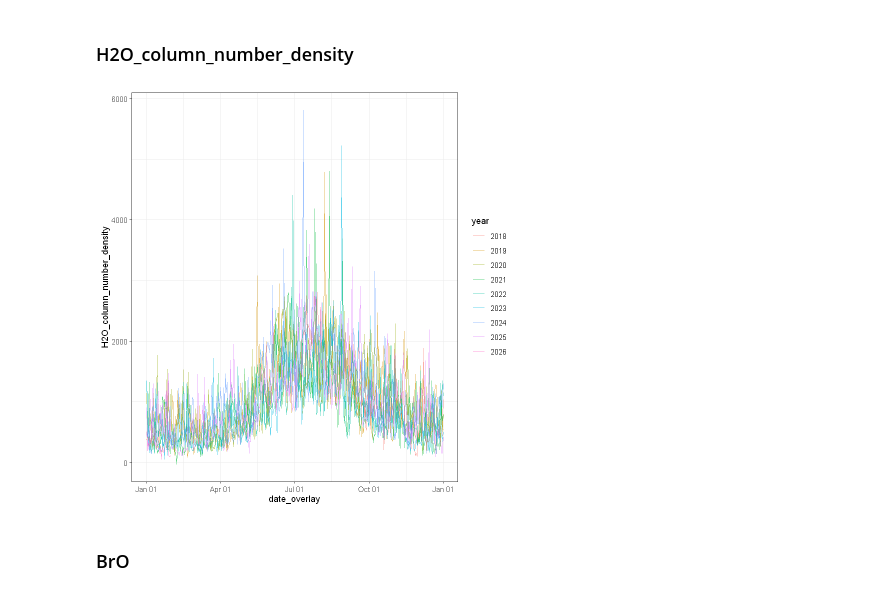
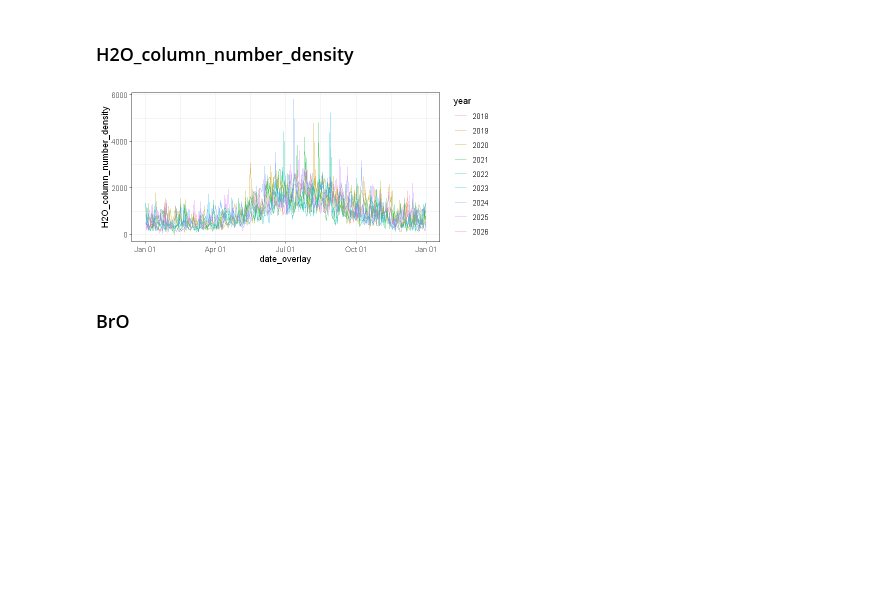
Before and after one commit to rugcer04/Duomenu_mokslo_projektas, a Jupyter notebook: code/R/EDA/Tendency_and_seasonality.ipynb, the cells around one changed output. Saved outputs shown, nothing was run; the diff lists cells and outputs as text; code cells hidden in the pictures; blank space fills up the shorter version.

```diff
--- a/code/R/EDA/Tendency_and_seasonality.ipynb
+++ b/code/R/EDA/Tendency_and_seasonality.ipynb
@@ -155,18 +144,20 @@ p_NO2_dens_top / p_NO2_dens_bottom +
 # %%
 p_H2O_dens <- data %>%
   mutate(
     date_overlay = update(time, year = 2000),
     year = factor(year(time))
   ) %>%
   ggplot(aes(x = date_overlay, y = H2O_column_number_density, color = year)) +
   geom_line(alpha = 0.6) +
   theme_bw() +
   scale_x_date(date_labels = "%b %d")
 
+options(repr.plot.width = 6.7, repr.plot.height = 3)
+
 p_H2O_dens
 # ggplotly(p_H2O_dens)
 # %% [output]
-[figure, old version]
+[figure, new version]
 # %% [markdown]
 ### BrO
 # %%
```
Also changed, not shown: parts of 24 cells of this notebook.
